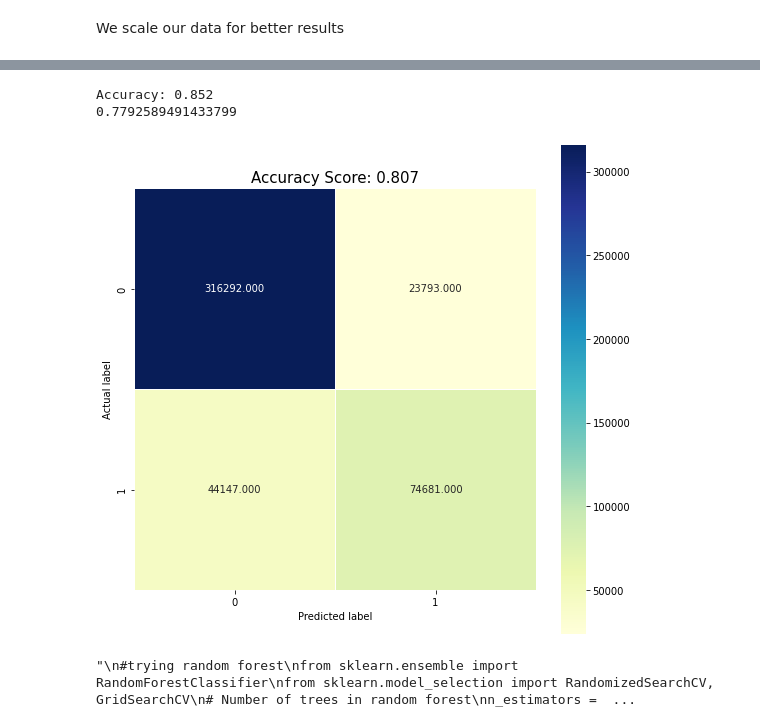
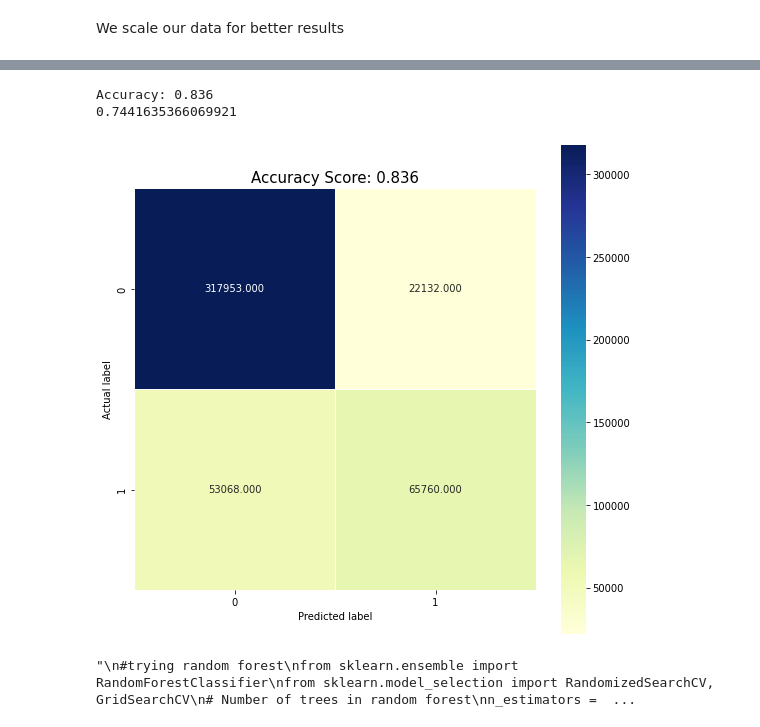
Before and after one commit to DakotaBosch/Default_Prediction, a Jupyter notebook: default-prediction.ipynb, the cells around one changed output, grey strips where cells are left out. Drawn from its saved outputs; the diff is of its cells as text; code cells hidden in the pictures.

```diff
--- a/default-prediction.ipynb
+++ b/default-prediction.ipynb
@@ -49,7 +82,9 @@ Let's plot our columns.
 # %% [markdown]
 Let's find the columns with a significant amount of NaN values.
 # %%
-temp = [column for column in df.columns if df[column].isnull().sum()/len(df) >= 0.9]
+print(df.dtypes.value_counts())
+temp = [column for column in df.columns if df[column].isnull().sum()/len(df) >= 0.95]
+print([column for column in df.columns if df[column].isnull().sum()/len(df) >= 0.95])
 print(len(temp))
 
 #drop columns with high freq of NaN
@@ -103,10 +142,10 @@ corr_matrix = df.corr().abs()
 
 # Select upper triangle of correlation matrix
 import numpy as np
-upper = corr_matrix.where(np.triu(np.ones(corr_matrix.shape), k=1).astype(np.bool))
+upper = corr_matrix.where(np.triu(np.ones(corr_matrix.shape), k=1).astype(bool))
 
 # Find and drop columns with high correl
-to_drop = [column for column in upper.columns if any(upper[column] > 0.8)]
+to_drop = [column for column in upper.columns if any(upper[column] > 0.9)]
 df.drop(to_drop, axis=1, inplace=True)
 
 print(len(to_drop),df.shape)
@@ -122,7 +160,7 @@ from itertools import compress
 temp = df.drop(['D_63', 'D_64'], axis=1)
 
 # Initialize and fit the method
-vt = VarianceThreshold(threshold = float(0.2))
+vt = VarianceThreshold(threshold = float(0.1))
 vt.fit(temp)
 
 #columns with sufficient variance
@@ -208,7 +247,7 @@ X_scaled = scaler.transform(X)
 # %%
 from sklearn.linear_model import LogisticRegression
 # create object for the class
-log = LogisticRegression()
+log = LogisticRegression(random_state=12, max_iter = 500)
 log.fit(X_scaled, Y)
 Y_pred = log.predict(X_scaled)
 
@@ -227,24 +259,24 @@ Please also refer to the documentation for alternative solver options:
 # %%
 from sklearn import metrics
 import matplotlib.pyplot as plt
 import seaborn as sns
 
 cm = metrics.confusion_matrix(Y, Y_pred)
 
 plt.figure(figsize=(9,9))
 sns.heatmap(cm, annot=True, fmt=".3f", linewidths=.5, square = True, cmap = 'YlGnBu');
 plt.ylabel('Actual label');
 plt.xlabel('Predicted label');
-all_sample_title = 'Accuracy Score: {0}'.format(round(log.score(X, Y),3))
+all_sample_title = 'Accuracy Score: {0}'.format(round(log.score(X_scaled, Y),3))
 plt.title(all_sample_title, size = 15);
 
 print('Accuracy:',round(metrics.accuracy_score(Y, Y_pred),3))
 metrics.roc_curve(Y, Y_pred)
 print(metrics.roc_auc_score(Y, Y_pred))
 # %% [output]
-Accuracy: 0.852
-0.7792589491433799
+Accuracy: 0.836
+0.7441635366069921
-[figure, old version]
+[figure, new version]
 # %%
 """
 #trying random forest
```
Also changed, not shown: parts of 26 cells of this notebook.
